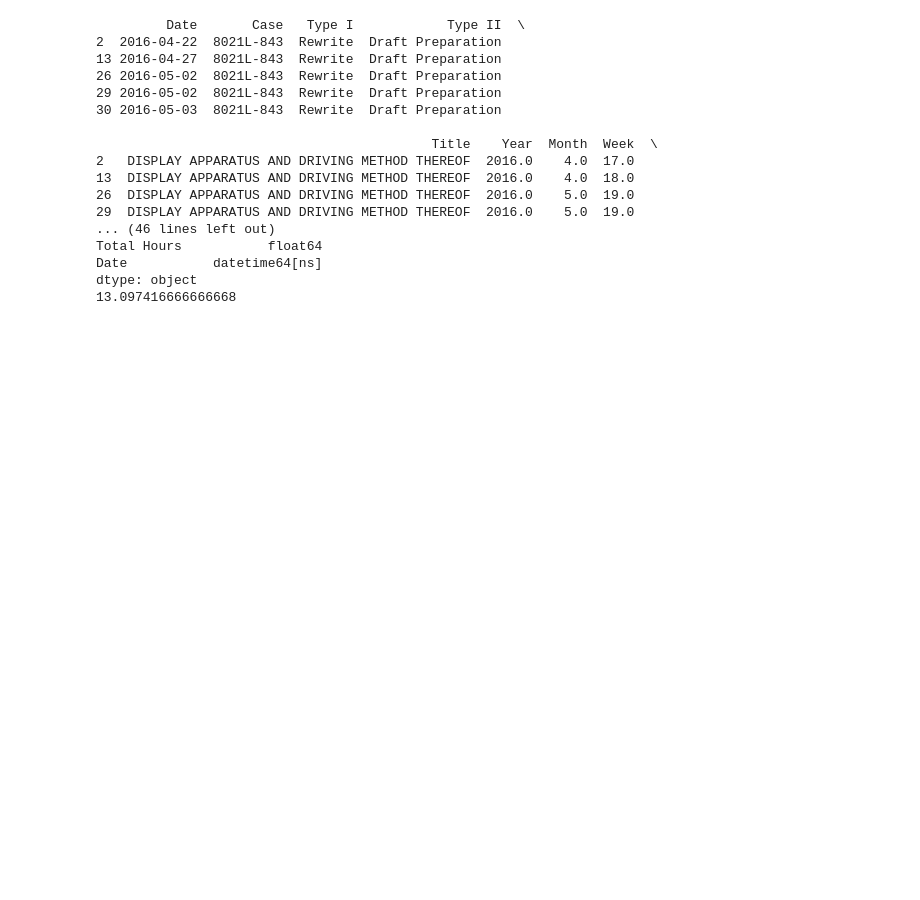
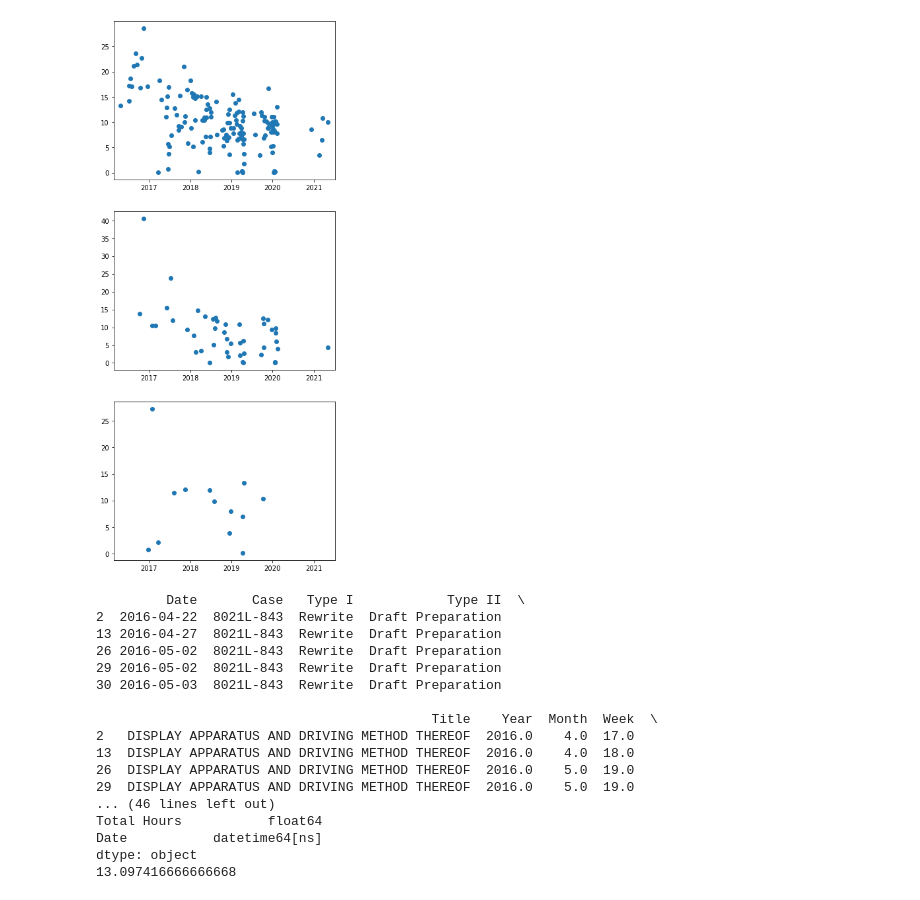
Before and after one commit to kinnikuren/work_analysis, a Jupyter notebook: work_analysis.ipynb, the cells around one changed output. Drawn from its saved outputs; the diff is of its cells as text; code cells hidden in the pictures; blank space fills up the shorter version.

```diff
--- a/work_analysis.ipynb
+++ b/work_analysis.ipynb
@@ -78,3 +121,20 @@ print(work_log['Type I'].unique())
+# %%
+fig, axs = plt.subplots(3)
+
+fig.set_figheight(15)
+min_date = np.min(work_log_by_type.Date)
+max_date = np.max(work_log_by_type.Date)
+
+for i, rt in enumerate(response_types):
+    df = work_log_by_type[work_log_by_type['Type I'] == rt]
+
+    axs[i].scatter(x = df.Date, y = df['Total Hours'])
+    axs[i].set_xlim(min_date-timedelta(days=60), max_date+timedelta(days=60))
+
+
+plt.show()
+# %% [output]
+[figure, added]
 # %%
 rewrites = work_log[work_log['Type I'] == "Rewrite"]
 print(rewrites.head())
```
Also changed, not shown: parts of 10 cells of this notebook.
